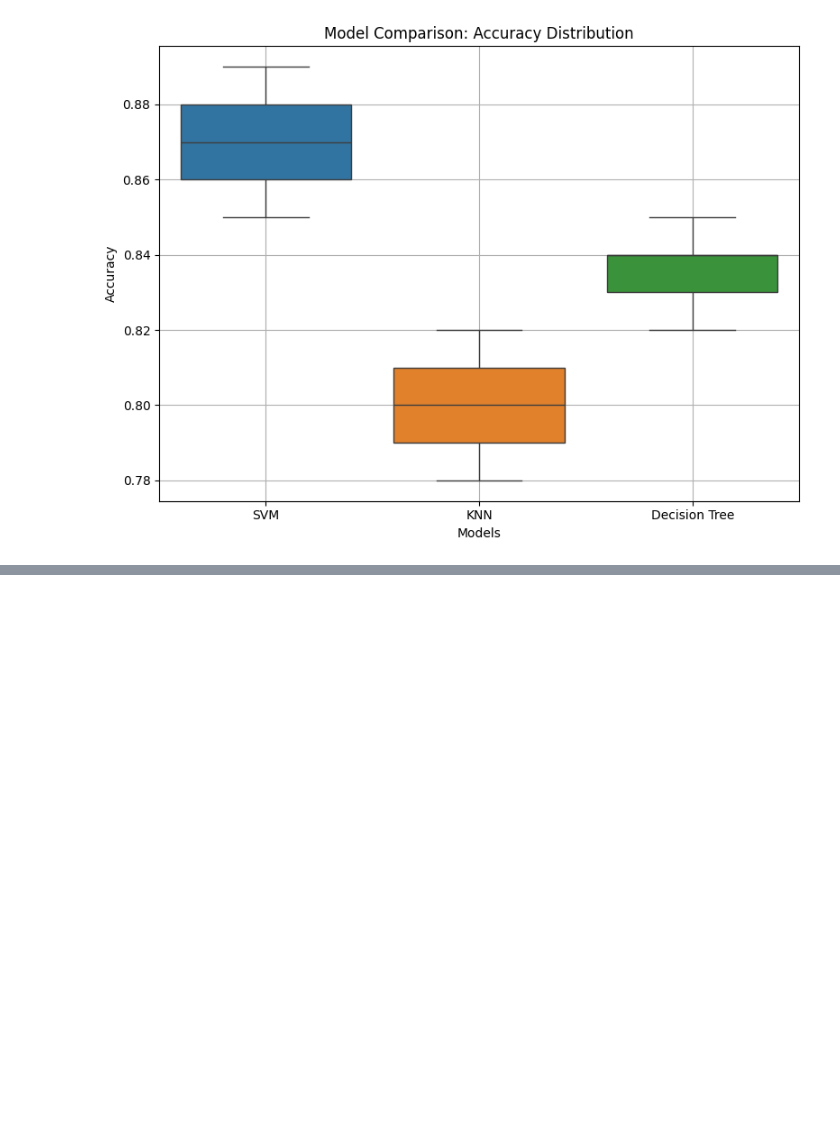
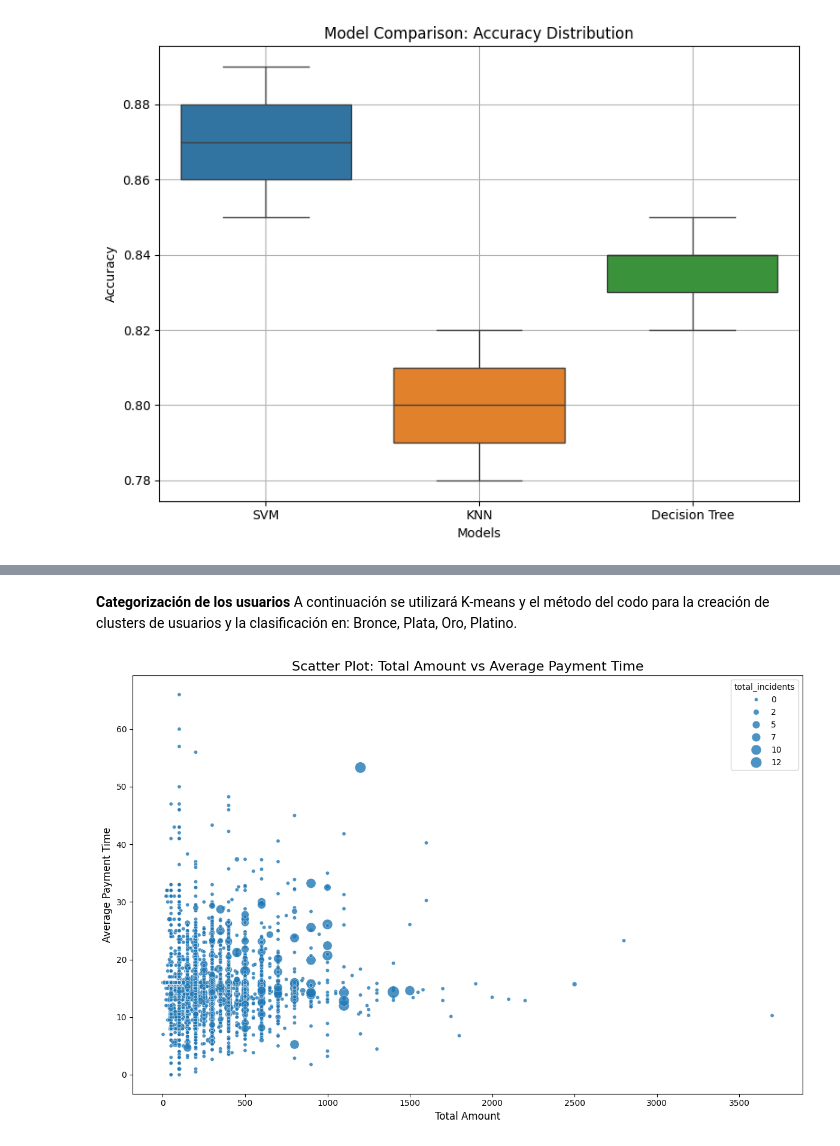
Before and after one commit to Julix4/UOC_proj2_cohortes, a Jupyter notebook: analisis/v1-Modelos-regresión-personalizados.ipynb, the cells around one changed output, grey strips where cells are left out. Drawn from its saved outputs; the diff is of its cells as text; code cells hidden in the pictures; blank space fills up the shorter version.

```diff
--- a/analisis/v1-Modelos-regresión-personalizados.ipynb
+++ b/analisis/v1-Modelos-regresión-personalizados.ipynb
@@ -693,0 +768,21 @@ plt.show()
+# %% [markdown]
+**Categorización de los usuarios**
+A continuación se utilizará K-means y el método del codo para la creación de clusters de usuarios y la clasificación en:  Bronce, Plata, Oro, Platino.
+# %%
+# Visualización antes de K-Means
+plt.figure(figsize=(12, 8))
+sns.scatterplot(
+    data=user_analysis,
+    x='total_amount',
+    y='avg_payment_time',
+    size='total_incidents',
+    sizes=(20, 200),
+    alpha=0.8
+)
+plt.title('Scatter Plot: Total Amount vs Average Payment Time', fontsize=16)
+plt.xlabel('Total Amount', fontsize=12)
+plt.ylabel('Average Payment Time', fontsize=12)
+plt.tight_layout()
+plt.show()
+# %% [output]
+[figure, added]
```
Also changed, not shown: parts of 9 cells of this notebook.
